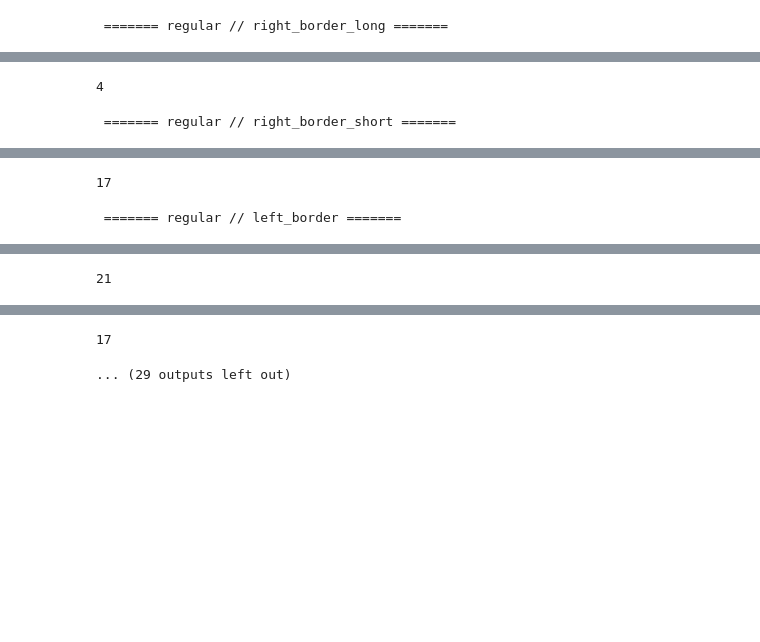
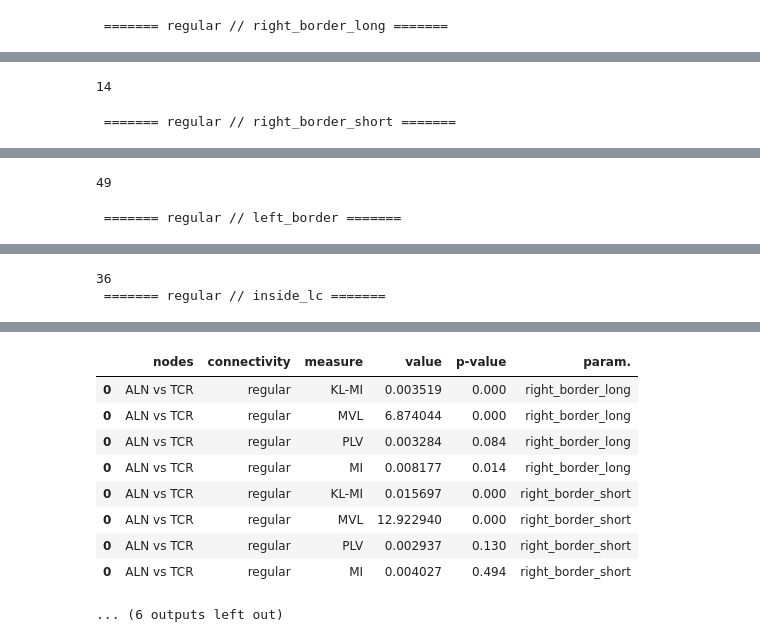
Before and after one commit to jajcayn/thalamocortical_model_study, a Jupyter notebook: fig10+11 - aln_loop_spindles_so.ipynb, the cells around one changed output, grey strips where cells are left out. Drawn from its saved outputs; the diff is of its cells as text; code cells hidden in the pictures; blank space fills up the shorter version.

```diff
--- a/fig10+11 - aln_loop_spindles_so.ipynb
+++ b/fig10+11 - aln_loop_spindles_so.ipynb
@@ -217,6 +245,7 @@ class Point:
     ad_th: float
     th_ad: float
     baseline_exc_inp: float
+    inh_inp: float = 2.0
 # %%
 COMPUTE_CFC = True
 
@@ -224,7 +253,7 @@ points = [
     Point(
         name_short="right_border_long",
         name_full=r"Border $\mathregular{{LC_{{aE}}}}$ $\times$ up: long UP states",
-        exc_inp=3.20,
+        exc_inp=3.2,
         ad_th=1.2,
         th_ad=0.12,
         baseline_exc_inp=3.76,
@@ -240,7 +269,7 @@ points = [
     Point(
         name_short="left_border",
         name_full=r"Border down $\times$ $\mathregular{{LC_{{aE}}}}$",
-        exc_inp=2.05,
+        exc_inp=1.9,
         ad_th=1.2,
         th_ad=0.12,
         baseline_exc_inp=3.1,
@@ -248,7 +277,7 @@ points = [
     Point(
         name_short="inside_lc",
         name_full="Inside $\mathregular{{LC_{{aE}}}}$",
-        exc_inp=2.35,
+        exc_inp=2.15,
         ad_th=1.2,
         th_ad=0.12,
         baseline_exc_inp=3.25,
@@ -263,15 +292,18 @@ AFTER_TCR = 1.2
 BEFORE_SO = 1.2
 AFTER_SO = 1.2
 
+# add small constant to Sxx to avoid NaN after log-normalization
+SXX_EPS = 1.1e-3
+
 # thresholds and min. DS length based on parametrization
 DS_DETECT_VALUES = {
-    "right_border_long": [5.0, 0.1],
-    "right_border_short": [5.0, 0.1],
+    "right_border_long": [8.0, 0.12],
+    "right_border_short": [8.0, 0.12],
     "left_border": [5.0, 0.5],
-    "inside_lc": [5.0, 0.13]
+    "inside_lc": [5.0, 0.2],
 }
 
-modes = ["regular", "baseline"]
+modes = ["regular"]
 
 cfc_df = pd.DataFrame([])
 
@@ -294,11 +326,12 @@ for mode in modes:
             ad_th=ad_th,
             th_ad=th_ad,
             ou_exc_mu=exc_inp,
-            ou_inh_mu=2.0,
+            ou_inh_mu=point.inh_inp,
             aln_sigma=0.05,
             tcr_sigma=0.005,
             tauA=1000.0,
             b=15.0,
+            a=0.0,
         )
 
         aln_xr = xr.DataArray(results_df["ALN"])
@@ -365,7 +398,7 @@ for mode in modes:
                 ax.pcolormesh(
                     results_df.index,
                     f,
-                    Sxx,
+                    Sxx + SXX_EPS,
                     cmap=CMAP,
                     rasterized=True,
                     norm=mpl.colors.LogNorm(vmin=vmin, vmax=vmax),
@@ -428,7 +461,7 @@ for mode in modes:
             if not simple_plot:
                 ax_phase = ax1.twinx()
                 ax_phase.plot(
-                    results_df.index, aln_so_phase.data.values, color="deepskyblue"
+                    results_df.index, aln_so_phase.data.values, color="deepskyblue", alpha=0.5
                 )
                 ax_phase.set_ylim([-1.5 * np.pi, 1.5 * np.pi])
                 ax_phase.set_yticks([-np.pi, np.pi])
@@ -456,8 +489,17 @@ for mode in modes:
                 #     sf=aln_sig.sampling_frequency,
                 #     event_length=1.0,
                 # )
+                ax8 = fig.add_subplot(gs[1, 2])
+                delays = ds_spindle_coupling(
+                    results_df, DS_DETECT_VALUES[point.name_short]
+                )
+                ax8.violinplot(delays)
+                sns.despine(ax=ax8, bottom=True)
+                ax8.set_xticks([])
+                ax8.set_ylim([-1.0, 1.0])
+                ax8.set_ylabel("DS x $\sigma$ peak \n delay [ms]")
                 if not simple_plot:
-                    ax7 = fig.add_subplot(gs[1, 2:4], projection="polar")
+                    ax7 = fig.add_subplot(gs[1, 3], projection="polar")
                     if len(so_phases) > 10:
                         plot_circular_histogram(so_phases, ax=ax7)
 
@@ -514,9 +556,9 @@ for mode in modes:
             #     event_length=1.0,
             # )
             if not simple_plot:
-                ax8 = fig.add_subplot(gs[4, 2:4], projection="polar")
+                ax9 = fig.add_subplot(gs[4, 3], projection="polar")
                 if len(tcr_so_phases) > 10:
-                    plot_circular_histogram(tcr_so_phases, ax=ax8)
+                    plot_circular_histogram(tcr_so_phases, ax=ax9)
                 else:
                     print(len(tcr_so_phases))
 
@@ -570,8 +612,10 @@ for mode in modes:
                     transparent=True,
                     bbox_inches="tight",
                 )
+            else:
+                plt.show()
 
-        if COMPUTE_CFC:
+        if COMPUTE_CFC and ("right_border" in point.name_short):
             # phase-amplitude CFC
             plt.rcParams["figure.figsize"] = (12, 5.4)
             klmi_data, klmi_surrs, df = klmi_eval(
@@ -651,2 +695,2 @@ display(cfc_df)
-4
+14
  ======= regular // right_border_short =======
@@ -654,2 +698,2 @@ display(cfc_df)
-17
+49
  ======= regular // left_border =======
@@ -657 +701,2 @@ display(cfc_df)
-21
+36
+ ======= regular // inside_lc =======
@@ -660,2 +705,10 @@ display(cfc_df)
+|  | nodes | connectivity | measure | value | p-value | param. |
+| 0 | ALN vs TCR | regular | KL-MI | 0.003519 | 0.000 | right_border_long |
+| 0 | ALN vs TCR | regular | MVL | 6.874044 | 0.000 | right_border_long |
+| 0 | ALN vs TCR | regular | PLV | 0.003284 | 0.084 | right_border_long |
+| 0 | ALN vs TCR | regular | MI | 0.008177 | 0.014 | right_border_long |
+| 0 | ALN vs TCR | regular | KL-MI | 0.015697 | 0.000 | right_border_short |
+| 0 | ALN vs TCR | regular | MVL | 12.922940 | 0.000 | right_border_short |
+| 0 | ALN vs TCR | regular | PLV | 0.002937 | 0.130 | right_border_short |
+| 0 | ALN vs TCR | regular | MI | 0.004027 | 0.494 | right_border_short |
-17
+... (6 outputs left out)
-... (29 outputs left out)
```
Also changed, not shown: parts of 3 cells of this notebook, 3 other files.
